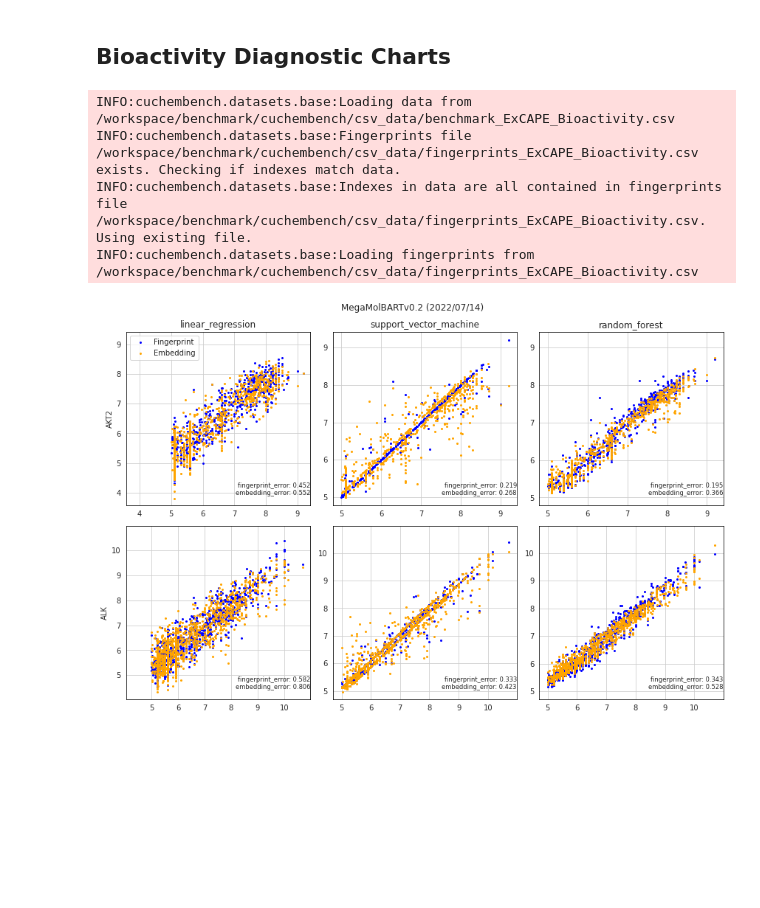
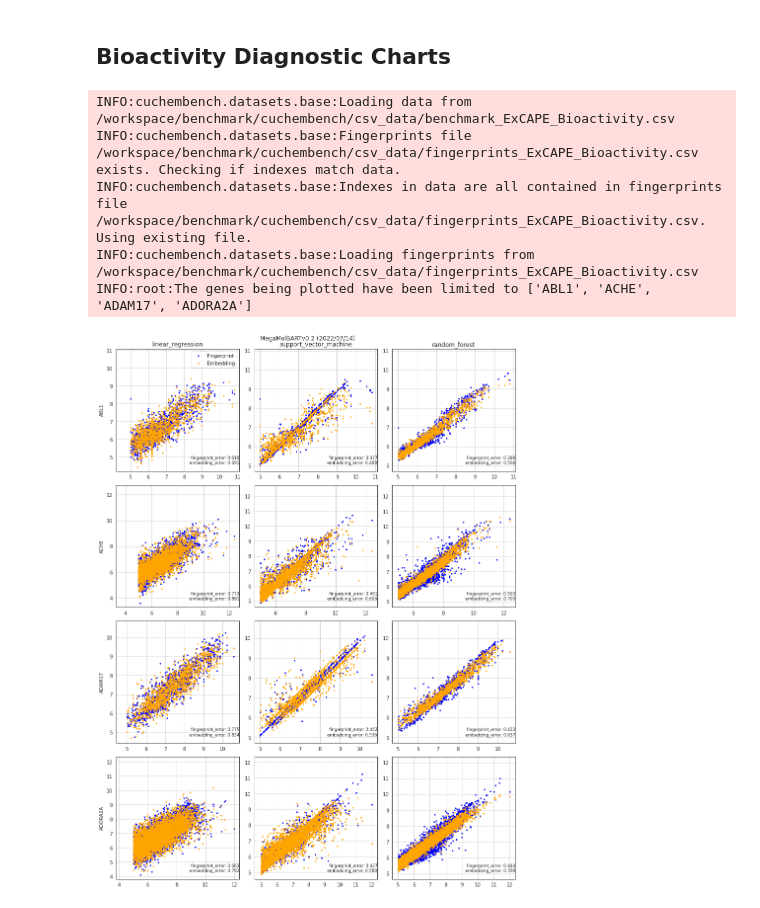
Before and after one commit to NVIDIA/cheminformatics, a Jupyter notebook: benchmark/notebooks/plot_benchmark.ipynb, the cells around one changed output. Saved outputs shown, nothing was run; the diff lists cells and outputs as text; code cells hidden in the pictures; blank space fills up the shorter version.

```diff
--- a/benchmark/notebooks/plot_benchmark.ipynb
+++ b/benchmark/notebooks/plot_benchmark.ipynb
@@ -126,21 +126,22 @@ INFO:cuchembench.datasets.base:Loading fingerprints from /workspace/benchmark/cu
 # %%
 df = load_benchmark_files(metric_paths=metric_paths, exp_name_list=exp_name_list, file_type='pkl') # Need pkl data for correlation plots
 
 
-exp_name = 'MegaMolBARTv0.2 (2022/07/14)' # requires only one experiment's worth of data
+exp_name = 'MegaMolBARTv0.2 (2022/07/14)' # uses only one experiment's worth of data
 max_seq_len = 512
 num_rows_per_page = 2
 
 make_correlation_plots(df,
                        exp_name=exp_name,
                        max_seq_len=max_seq_len,
                        plot_type='bioactivity',
                        reports_dir=reports_dir,
-                       num_rows_per_page=2,
-                       property_list=['AKT2', 'ALK']) # Can subset
+                       num_rows_per_page=4,
+                       limit_genes=4) # Limit to the first 4 genes, can also provide a list of genes or set to None for all
 # %% [output]
 INFO:cuchembench.datasets.base:Loading data from /workspace/benchmark/cuchembench/csv_data/benchmark_ExCAPE_Bioactivity.csv
 INFO:cuchembench.datasets.base:Fingerprints file /workspace/benchmark/cuchembench/csv_data/fingerprints_ExCAPE_Bioactivity.csv exists. Checking if indexes match data.
 INFO:cuchembench.datasets.base:Indexes in data are all contained in fingerprints file /workspace/benchmark/cuchembench/csv_data/fingerprints_ExCAPE_Bioactivity.csv. Using existing file.
 INFO:cuchembench.datasets.base:Loading fingerprints from /workspace/benchmark/cuchembench/csv_data/fingerprints_ExCAPE_Bioactivity.csv
+INFO:root:The genes being plotted have been limited to ['ABL1', 'ACHE', 'ADAM17', 'ADORA2A']
-[figure, old version]
+[figure, new version]
```
Also changed, not shown: parts of 2 cells of this notebook, 4 other files.
